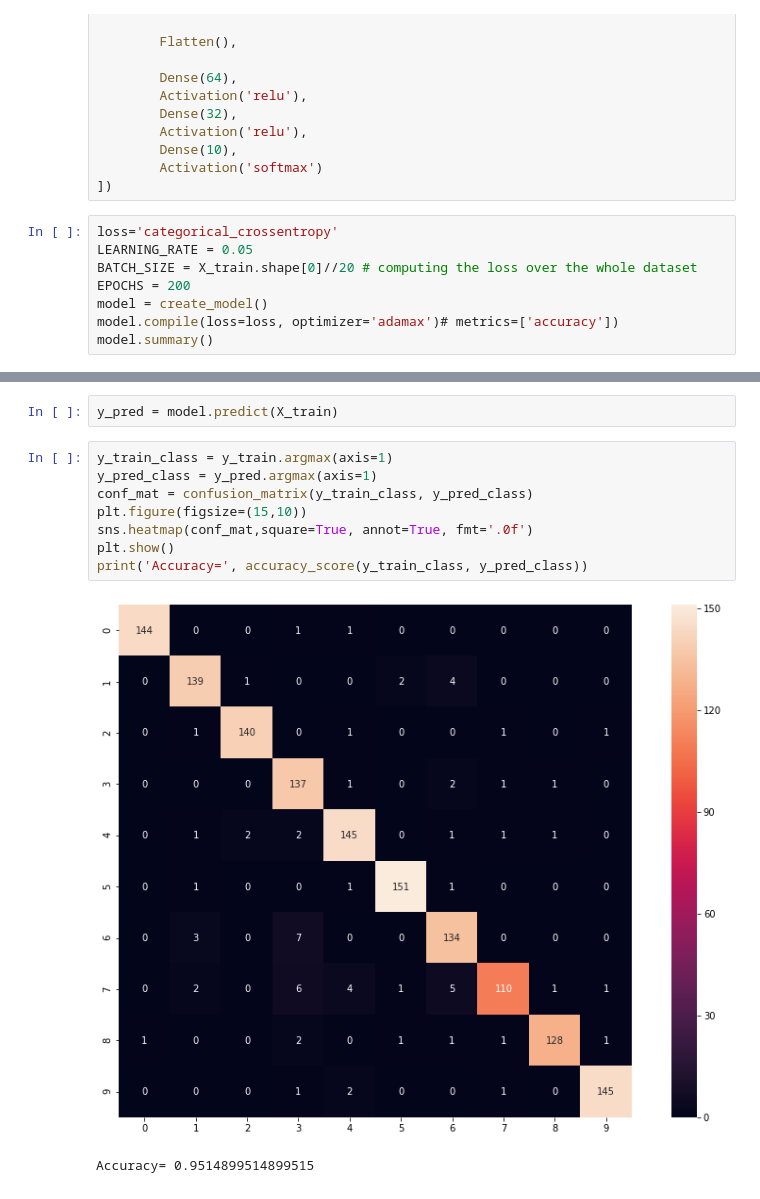
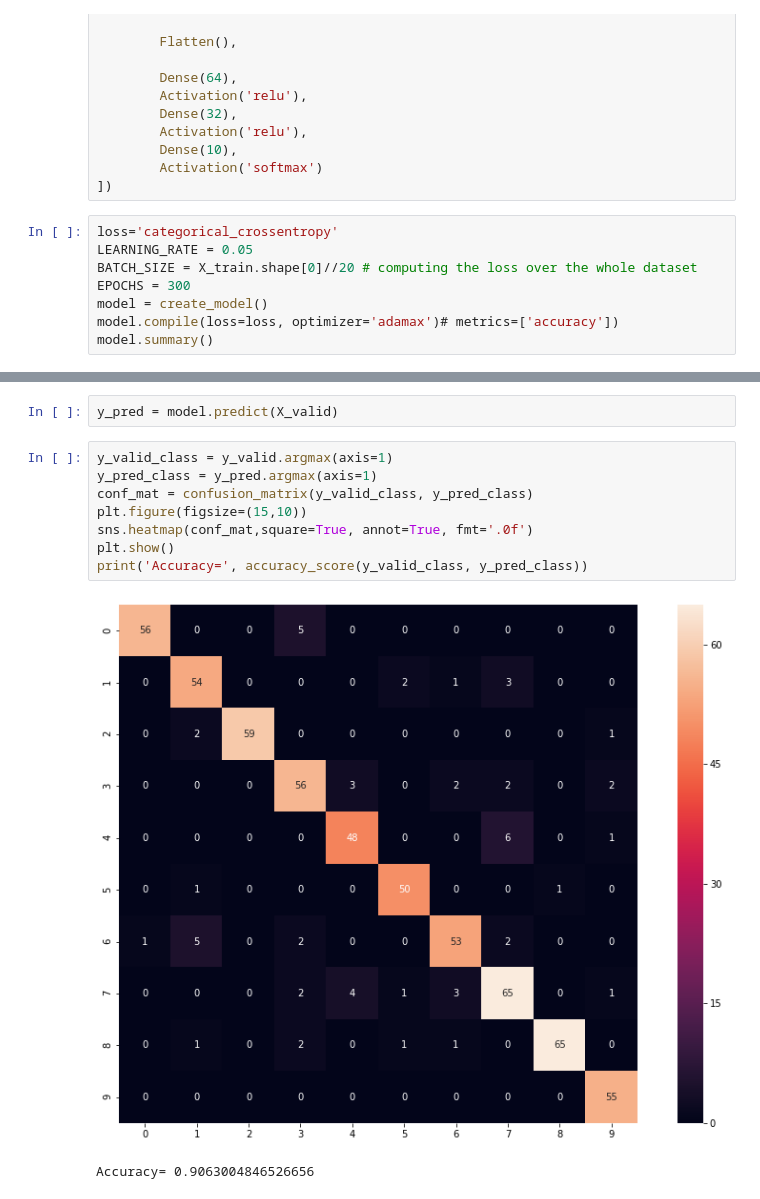
Before and after one commit to guitoo/Sign-Language-Digits, a Jupyter notebook: CNN.ipynb, the cells around one changed output, grey strips where cells are left out. Saved outputs shown, nothing was run; the diff lists cells and outputs as text.

```diff
--- a/CNN.ipynb
+++ b/CNN.ipynb
@@ -73,7 +73,7 @@ def create_model(input_shape=(64,64,1)):
 loss='categorical_crossentropy'
 LEARNING_RATE = 0.05
 BATCH_SIZE = X_train.shape[0]//20 # computing the loss over the whole dataset
-EPOCHS = 200
+EPOCHS = 300
 model = create_model()
 model.compile(loss=loss, optimizer='adamax')# metrics=['accuracy'])
 model.summary()
@@ -130,16 +130,16 @@ plt.show()
 # %%
-y_pred = model.predict(X_train)
+y_pred = model.predict(X_valid)
 # %%
-y_train_class = y_train.argmax(axis=1)
+y_valid_class = y_valid.argmax(axis=1)
 y_pred_class = y_pred.argmax(axis=1)
-conf_mat = confusion_matrix(y_train_class, y_pred_class)
+conf_mat = confusion_matrix(y_valid_class, y_pred_class)
 plt.figure(figsize=(15,10))
 sns.heatmap(conf_mat,square=True, annot=True, fmt='.0f')
 plt.show()
-print('Accuracy=', accuracy_score(y_train_class, y_pred_class))
+print('Accuracy=', accuracy_score(y_valid_class, y_pred_class))
 # %% [output]
-[figure, old version]
+[figure, new version]
-Accuracy= 0.9514899514899515
+Accuracy= 0.9063004846526656
 # %%
 y_pred[0]
 # %% [output]
```
Also changed, not shown: parts of 4 cells of this notebook, 1 other file.
